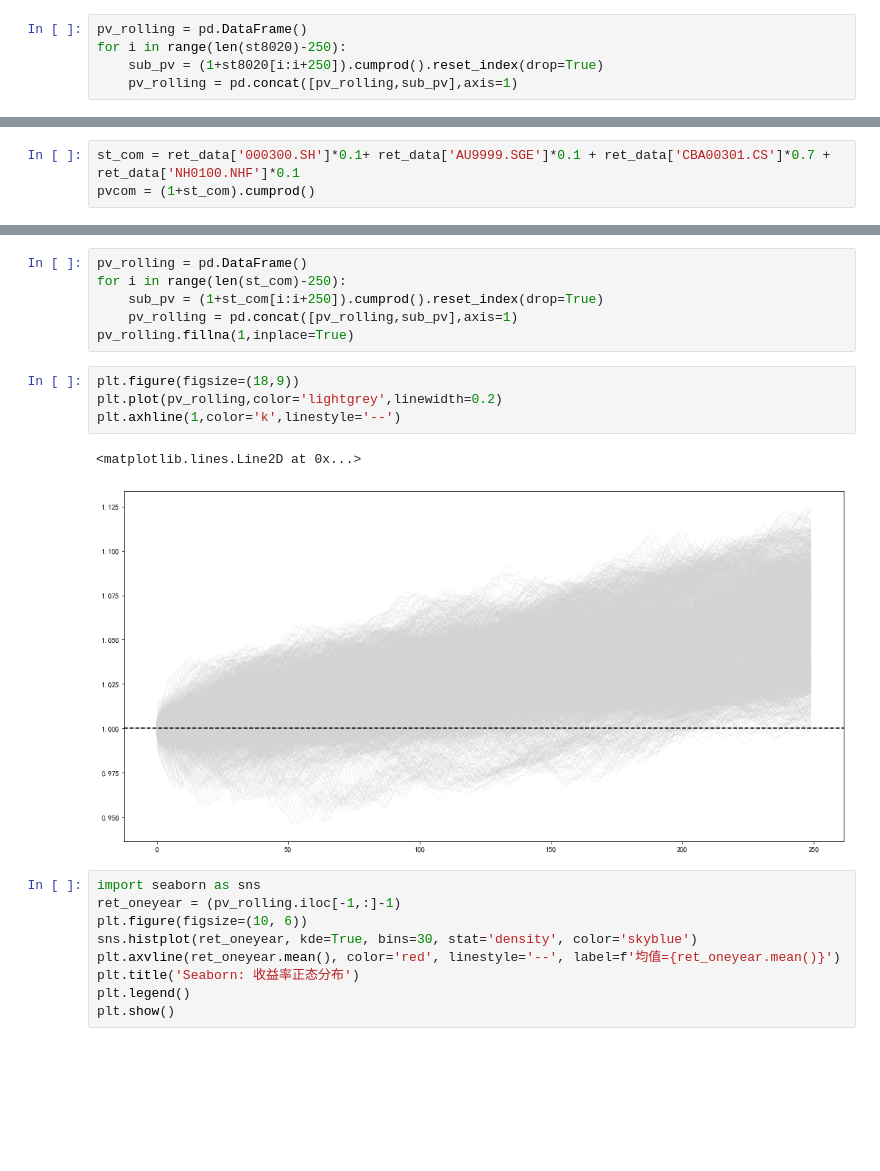
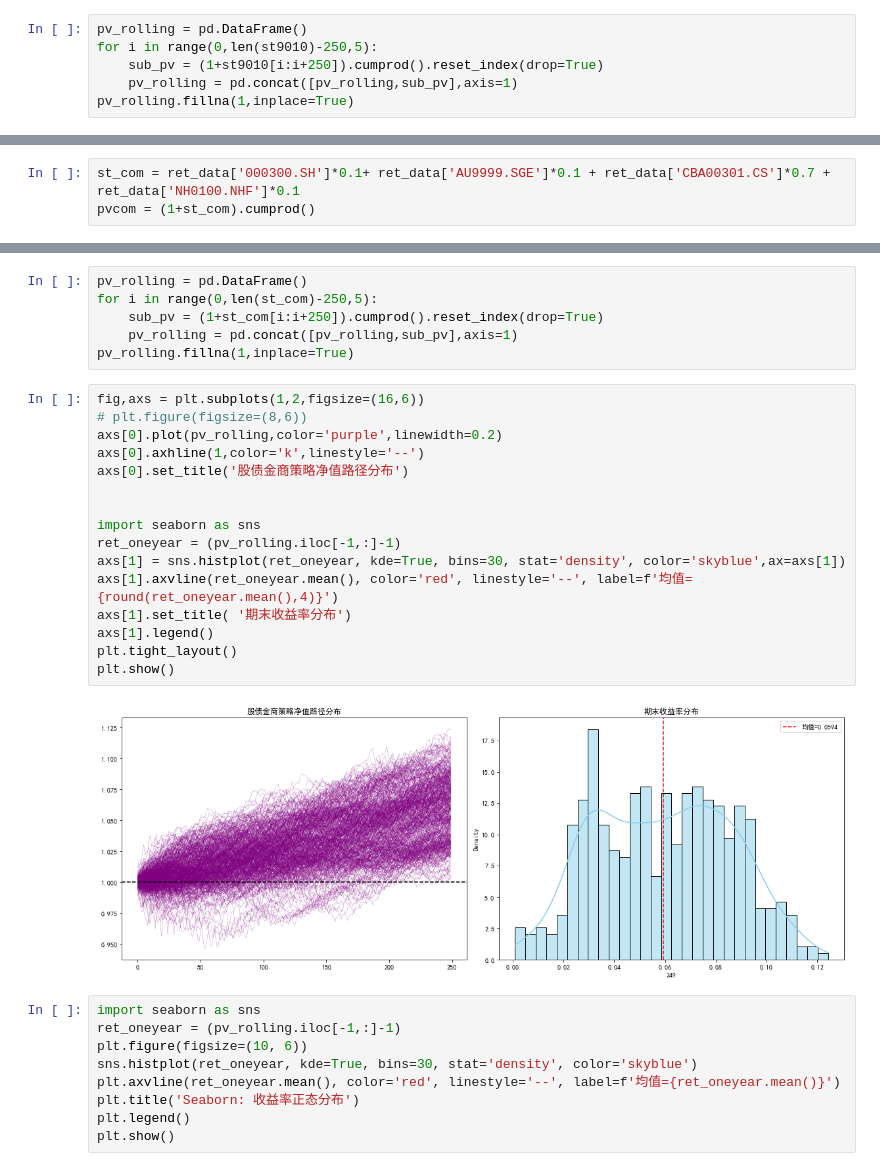
Before and after one commit to nurhachar-sibei/-----, a Jupyter notebook: 低利率时代投资研究.ipynb, the cells around one changed output, grey strips where cells are left out. Cells and saved outputs as stored; diff of their text form; blank space fills up the shorter version.

```diff
--- a/低利率时代投资研究.ipynb
+++ b/低利率时代投资研究.ipynb
@@ -167,6 +224,7 @@ print(eval_9010)
 10  2025  0.0178  0.0180 -0.0149  0.9891   1.1885
 # %%
 pv_rolling = pd.DataFrame()
-for i in range(len(st8020)-250):
-    sub_pv = (1+st8020[i:i+250]).cumprod().reset_index(drop=True)
+for i in range(0,len(st9010)-250,5):
+    sub_pv = (1+st9010[i:i+250]).cumprod().reset_index(drop=True)
     pv_rolling = pd.concat([pv_rolling,sub_pv],axis=1)
+pv_rolling.fillna(1,inplace=True)
@@ -345,16 +434,27 @@ plt.show()
 # %%
 pv_rolling = pd.DataFrame()
-for i in range(len(st_com)-250):
+for i in range(0,len(st_com)-250,5):
     sub_pv = (1+st_com[i:i+250]).cumprod().reset_index(drop=True)
     pv_rolling = pd.concat([pv_rolling,sub_pv],axis=1)
 pv_rolling.fillna(1,inplace=True)
 # %%
-plt.figure(figsize=(18,9))
-plt.plot(pv_rolling,color='lightgrey',linewidth=0.2)
-plt.axhline(1,color='k',linestyle='--')
+fig,axs = plt.subplots(1,2,figsize=(16,6))
+# plt.figure(figsize=(8,6))
+axs[0].plot(pv_rolling,color='purple',linewidth=0.2)
+axs[0].axhline(1,color='k',linestyle='--')
+axs[0].set_title('股债金商策略净值路径分布')
+
+
+import seaborn as sns
+ret_oneyear = (pv_rolling.iloc[-1,:]-1)
+axs[1] = sns.histplot(ret_oneyear, kde=True, bins=30, stat='density', color='skyblue',ax=axs[1])
+axs[1].axvline(ret_oneyear.mean(), color='red', linestyle='--', label=f'均值={round(ret_oneyear.mean(),4)}')
+axs[1].set_title( '期末收益率分布')
+axs[1].legend()
+plt.tight_layout()
+plt.show()
 # %% [output]
-<matplotlib.lines.Line2D at 0x...>
-[figure, old version]
+[figure, new version]
 # %%
 import seaborn as sns
 ret_oneyear = (pv_rolling.iloc[-1,:]-1)
```
Also changed, not shown: parts of 20 cells of this notebook, 6 other files.
